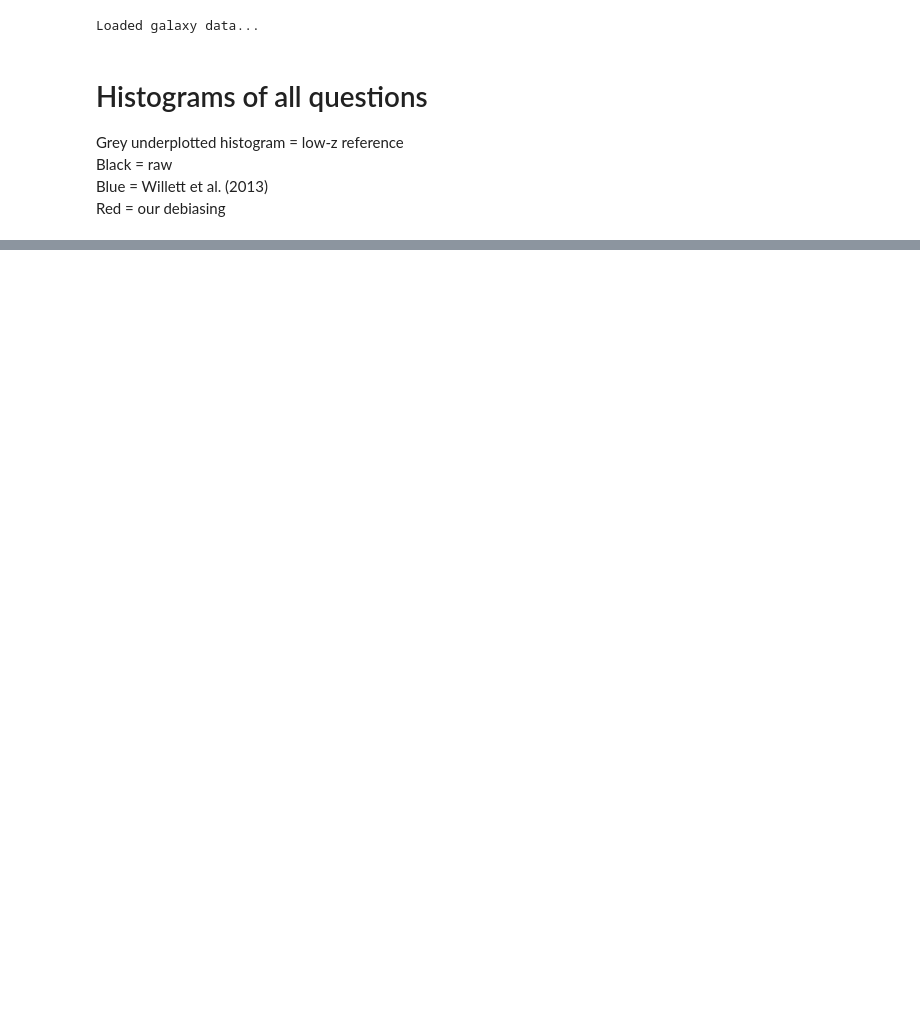
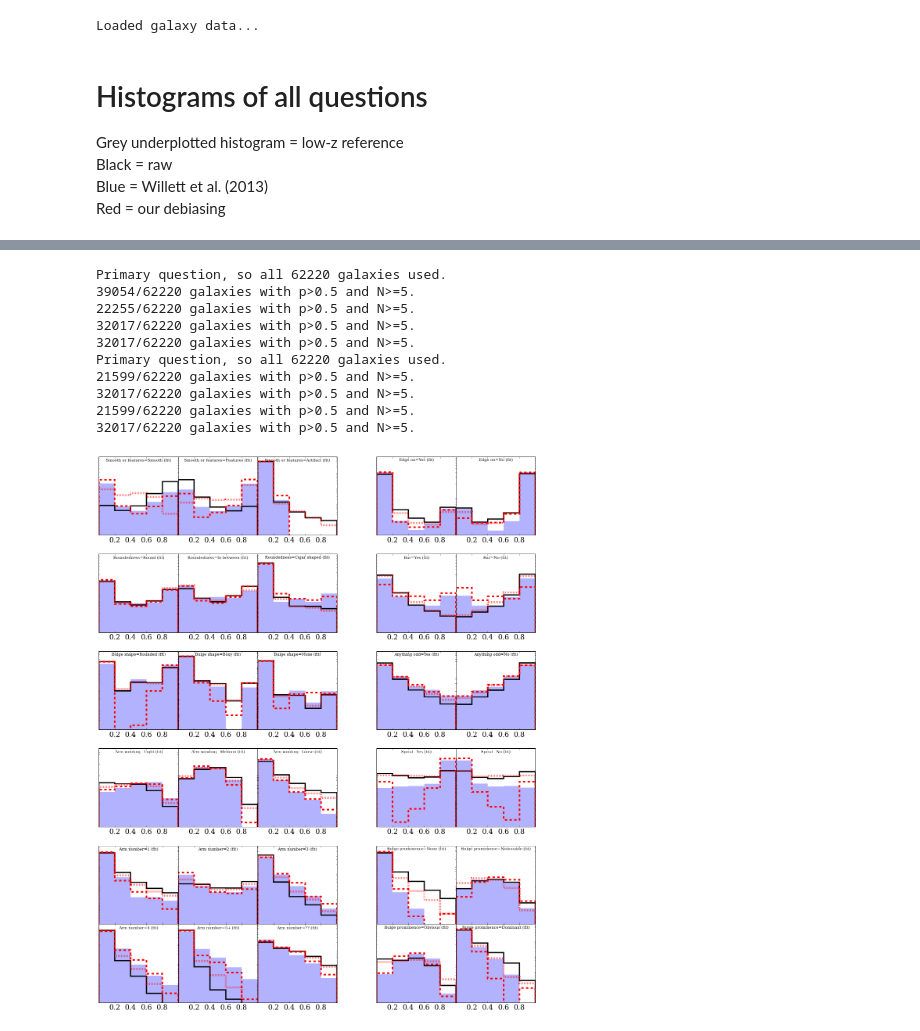
Before and after one commit to RossHart/Debiasing, a Jupyter notebook: Plotting_codes/all_question_plots.ipynb, the cells around one changed output, grey strips where cells are left out. Saved outputs shown, nothing was run; the diff lists cells and outputs as text; code cells hidden in the pictures; blank space fills up the shorter version.

```diff
--- a/Plotting_codes/all_question_plots.ipynb
+++ b/Plotting_codes/all_question_plots.ipynb
@@ -151,0 +222,45 @@ Primary question, so all 62220 galaxies used.
+# %%
+import matplotlib.gridspec as gridspec
+
+fig = plt.figure(figsize=(20,25))
+fig.text(0.5, 0.1,'$p$' , ha='center',size=30)
+    fig.text(0.04, 0.5, '$\log(f)$', va='center', rotation='vertical',size=30)
+
+outer = gridspec.GridSpec(5,2,
+                          height_ratios=[1,1,1,1,2],
+                          width_ratios=[3,2])
+
+n_x = [3,2,3,2,3,2,3,2,3,2]
+n_y = [1,1,1,1,1,1,1,1,2,2]
+
+question_order = ['t01_smooth_or_features'
+                  ,'t02_edgeon'
+                  ,'t07_rounded'
+                  ,'t03_bar'
+                  ,'t09_bulge_shape'
+                  ,'t06_odd'
+                  ,'t10_arms_winding'
+                  ,'t04_spiral'
+                  ,'t11_arms_number'
+                  ,'t05_bulge_prominence']
+
+for i,fig in enumerate(outer):
+
+    ax = plt.subplot(fig)
+    question = question_order[i]
+
+    axarr = gridspec.GridSpecFromSubplotSpec(n_y[i],n_x[i], subplot_spec=fig,hspace=0,wspace=0)
+
+    plot_histogram(question_dictionary,vl_data,question,axarr)
+# %% [output]
+Primary question, so all 62220 galaxies used.
+39054/62220 galaxies with p>0.5 and N>=5.
+22255/62220 galaxies with p>0.5 and N>=5.
+32017/62220 galaxies with p>0.5 and N>=5.
+32017/62220 galaxies with p>0.5 and N>=5.
+Primary question, so all 62220 galaxies used.
+21599/62220 galaxies with p>0.5 and N>=5.
+32017/62220 galaxies with p>0.5 and N>=5.
+21599/62220 galaxies with p>0.5 and N>=5.
+32017/62220 galaxies with p>0.5 and N>=5.
+[figure, added]
```
Also changed, not shown: parts of 6 cells of this notebook, 6 other files.
